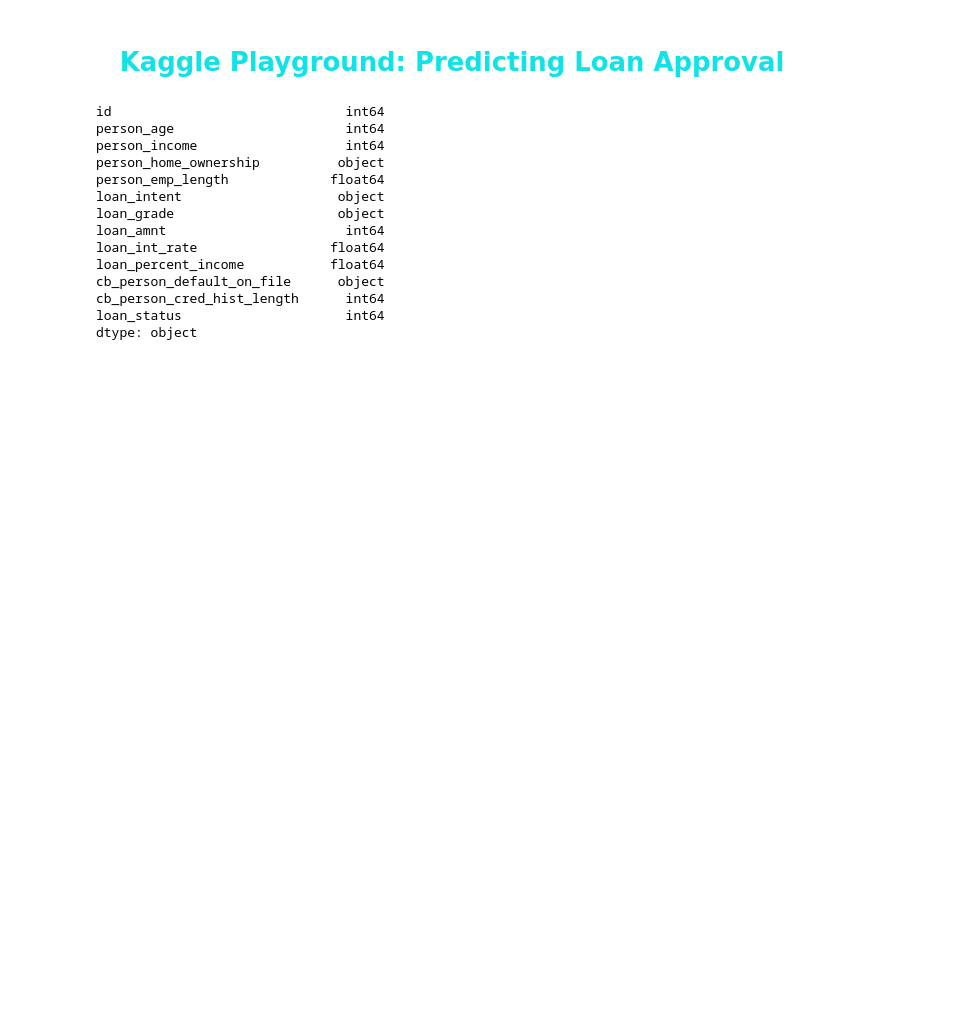
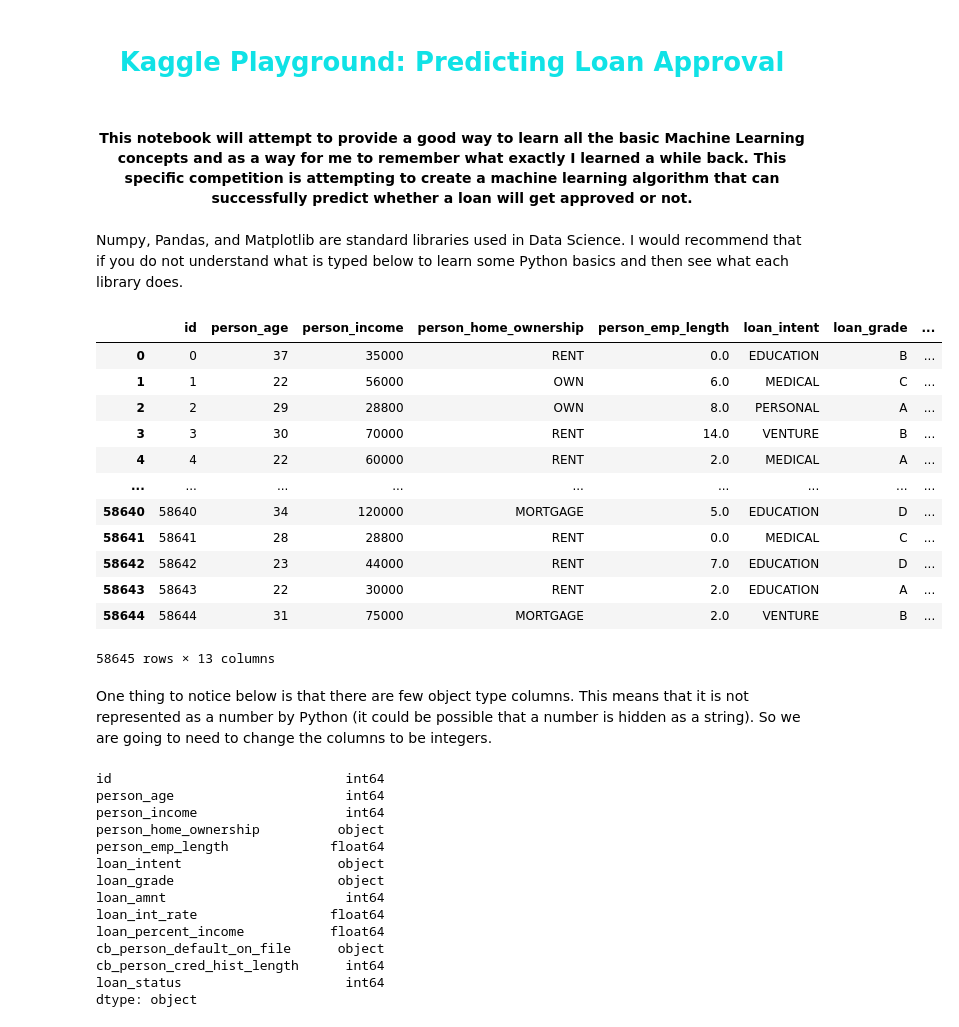
Before and after one commit to APoodle/Loan-Approval-Kaggle-Playground, a Jupyter notebook: Loan-Approval.ipynb, the cells around one changed output. Cells and saved outputs as stored; diff of their text form; code cells hidden in the pictures; blank space fills up the shorter version.

Commit message:
Add files via upload
Added XGBoost predictions and started adding markdown explaining each part

```diff
--- a/Loan-Approval.ipynb
+++ b/Loan-Approval.ipynb
@@ -1,12 +1,34 @@
 # %% [markdown]
 # <center><font color=#10e2e6>Kaggle Playground: Predicting Loan Approval</font></center>
+# %% [markdown]
+#### <center>This notebook will attempt to provide a good way to learn all the basic Machine Learning concepts and as a way for me to remember what exactly I learned a while back. This specific competition is attempting to create a machine learning algorithm that can successfully predict whether a loan will get approved or not.</center>
+# %% [markdown]
+Numpy, Pandas, and Matplotlib are standard libraries used in Data Science. I would recommend that if you do not understand what is typed below to learn some Python basics and then see what each library does.
 # %%
 import pandas as pd
 import matplotlib.pyplot as plt
 import numpy as np
 
 train = pd.read_csv('/Users/poodle/Data Science Projects/Kaggle Playground/playground-series-s4e10/train.csv')
 test = pd.read_csv('/Users/poodle/Data Science Projects/Kaggle Playground/playground-series-s4e10/test.csv')
+
+train
+# %% [output]
+|  | id | person_age | person_income | person_home_ownership | person_emp_length | loan_intent | loan_grade | ... |
+| 0 | 0 | 37 | 35000 | RENT | 0.0 | EDUCATION | B | ... |
+| 1 | 1 | 22 | 56000 | OWN | 6.0 | MEDICAL | C | ... |
+| 2 | 2 | 29 | 28800 | OWN | 8.0 | PERSONAL | A | ... |
+| 3 | 3 | 30 | 70000 | RENT | 14.0 | VENTURE | B | ... |
+| 4 | 4 | 22 | 60000 | RENT | 2.0 | MEDICAL | A | ... |
+| ... | ... | ... | ... | ... | ... | ... | ... | ... |
+| 58640 | 58640 | 34 | 120000 | MORTGAGE | 5.0 | EDUCATION | D | ... |
+| 58641 | 58641 | 28 | 28800 | RENT | 0.0 | MEDICAL | C | ... |
+| 58642 | 58642 | 23 | 44000 | RENT | 7.0 | EDUCATION | D | ... |
+| 58643 | 58643 | 22 | 30000 | RENT | 2.0 | EDUCATION | A | ... |
+| 58644 | 58644 | 31 | 75000 | MORTGAGE | 2.0 | VENTURE | B | ... |
+58645 rows × 13 columns
+# %% [markdown]
+One thing to notice below is that there are few object type columns. This means that it is not represented as a number by Python (it could be possible that a number is hidden as a string). So we are going to need to change the columns to be integers.
 # %%
 train.dtypes
 # %% [output]
```
Also changed, not shown: parts of 14 cells of this notebook.
